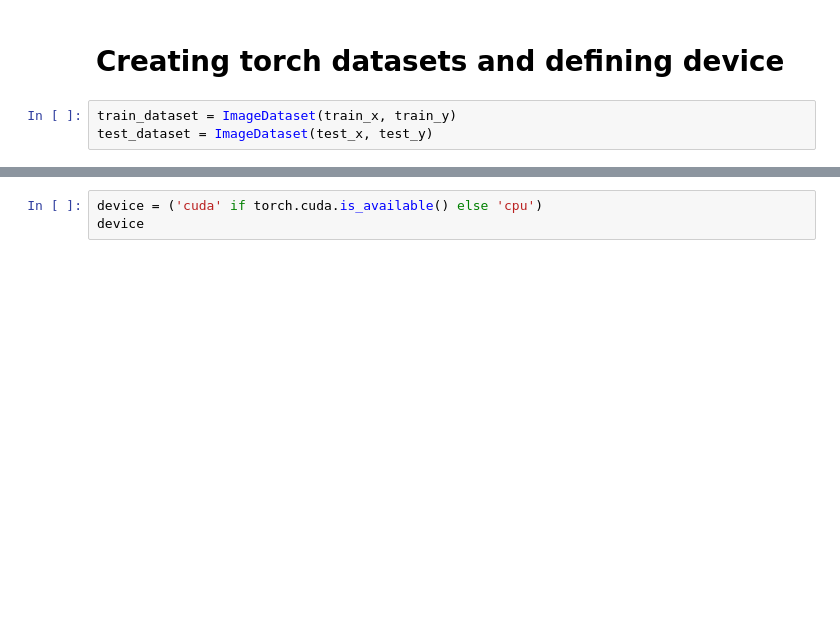
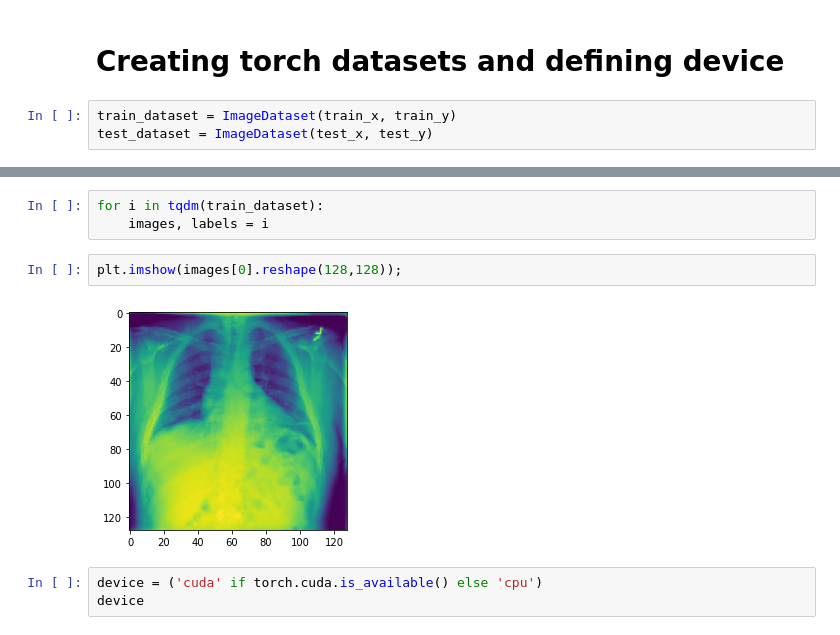
Before and after one commit to LeanderHuyghe/DC1, a Jupyter notebook: My Implementation.ipynb, the cells around one changed output, grey strips where cells are left out. Drawn from its saved outputs; the diff is of its cells as text; blank space fills up the shorter version.

```diff
--- a/My Implementation.ipynb
+++ b/My Implementation.ipynb
@@ -185,3 +203,10 @@ test_dataset = ImageDataset(test_x, test_y)
+# %%
+for i in tqdm(train_dataset):
+    images, labels = i
+# %%
+plt.imshow(images[0].reshape(128,128));
+# %% [output]
+[figure, added]
 # %%
 device = ('cuda' if torch.cuda.is_available() else 'cpu')
 device
```
Also changed, not shown: parts of 8 cells of this notebook.
